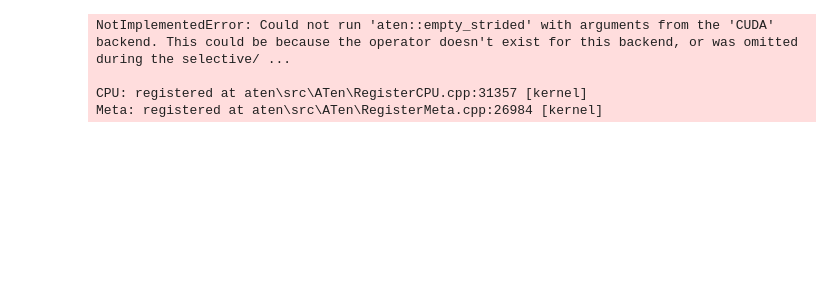
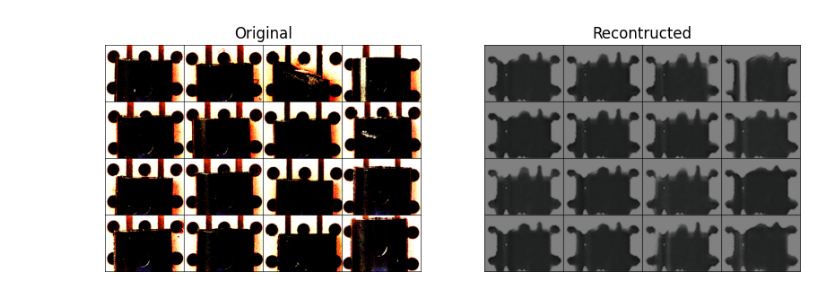
Before and after one commit to skihyeon/DACON--AI, a Jupyter notebook: visualization_.ipynb, the cells around one changed output. Drawn from its saved outputs; the diff is of its cells as text; code cells hidden in the pictures; blank space fills up the shorter version.

Commit message:
Implement model and train

```diff
--- a/visualization_.ipynb
+++ b/visualization_.ipynb
@@ -1,46 +0,0 @@
-# %%
-import torch
-import matplotlib.pyplot as plt
-from data_loader import get_train_loader
-import torchvision
-import numpy as np
-
-# GPU 사용 가능한지 확인
-device = torch.device("cuda" if torch.cuda.is_available() else "cpu")
-
-# 모델 초기화 및 학습된 상태로 불러오기
-model = torch.jit.load('./model_files/AE_v3.pt').to(device)
-model.eval()  # 모델을 평가 모드로 설정
-
-# 데이터 로더에서 배치 하나 가져오기 (여기서는 훈련 데이터셋을 사용하지만, 실제로는 테스트 데이터셋 사용 권장)
-train_loader = get_train_loader(...)  # 실제 데이터 로더 함수와 매개변수 사용
-images, _ = next(iter(train_loader))
-images = images.to(device)
-
-# 재구성 이미지 생성
-with torch.no_grad():  # 그래디언트 계산을 비활성화
-    reconstructed = model(images)
-
-# 원본 및 재구성 이미지 시각화
-def imshow(img):
-    npimg = img.numpy()
-    plt.imshow(np.transpose(npimg, (1, 2, 0)))
-    plt.axis('off')
-
-# 원본 이미지 시각화
-plt.figure(figsize=(10, 5))
-plt.subplot(1, 2, 1)
-imshow(torchvision.utils.make_grid(images.cpu().data[:4], nrow=4))
-plt.title('Original Images')
-
-# 재구성된 이미지 시각화
-plt.subplot(1, 2, 2)
-imshow(torchvision.utils.make_grid(reconstructed.cpu().data[:4], nrow=4))
-plt.title('Reconstructed Images')
-
-plt.show()
-# %% [output]
-NotImplementedError: Could not run 'aten::empty_strided' with arguments from the 'CUDA' backend. This could be because the operator doesn't exist for this backend, or was omitted during the selective/ ...
-
-CPU: registered at aten\src\ATen\RegisterCPU.cpp:31357 [kernel]
-Meta: registered at aten\src\ATen\RegisterMeta.cpp:26984 [kernel]
@@ -46,0 +42,24 @@ Meta: registered at aten\src\ATen\RegisterMeta.cpp:26984 [kernel]
+# %%
+model = torch.jit.load('./model_files/deepSVDD_split/pretrain_molding.pt', map_location=torch.device(device))
+model.eval()
+
+loader = get_molding_loader('./datas/test_molding.csv', 16)
+imgs, _ = next(iter(loader))
+imgs = imgs.to(device)
+
+with torch.no_grad():
+    recon = model(imgs)
+
+imgs = unnormalize(imgs)
+plt.figure(figsize = (10, 5))
+plt.subplot(1,2,1)
+imshow(torchvision.utils.make_grid(imgs.cpu().data, nrow=4))
+plt.title('Original')
+
+plt.subplot(1,2,2)
+imshow(torchvision.utils.make_grid(recon.cpu().data, nrow=4))
+plt.title('Recontructed')
+
+plt.show()
+# %% [output]
+[figure, added]
```
Also changed, not shown: parts of 4 cells of this notebook, 8 other files.
